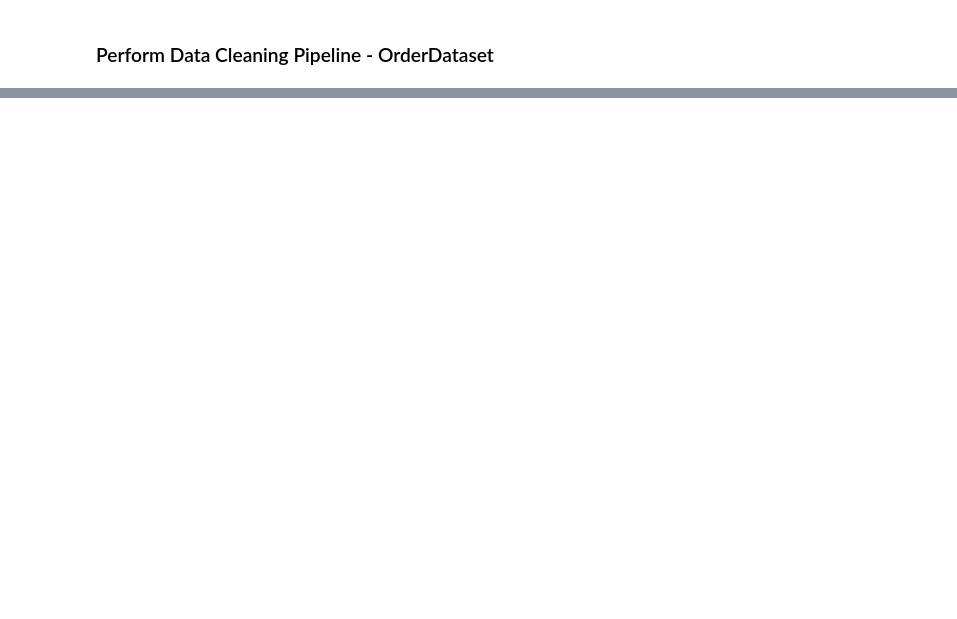
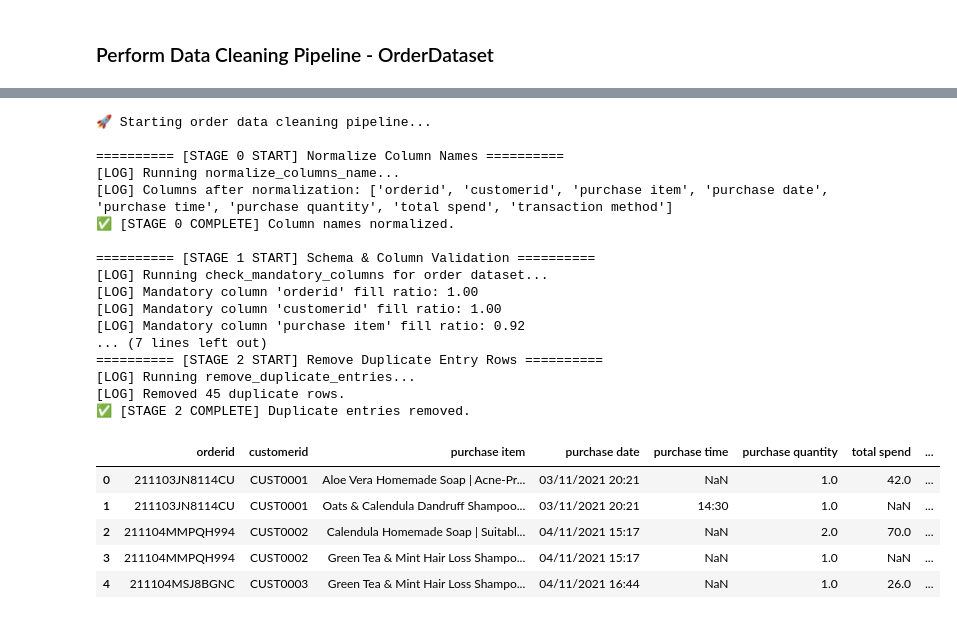
Before and after one commit to celinezyyy/Segma_FYP, a Jupyter notebook: server/python/dataCleaning/customerCleaning.ipynb, the cells around one changed output, grey strips where cells are left out. Drawn from its saved outputs; the diff is of its cells as text; code cells hidden in the pictures; blank space fills up the shorter version.

Commit message:
(DONE) - Change Generic Fucntion

```diff
--- a/server/python/dataCleaning/customerCleaning.ipynb
+++ b/server/python/dataCleaning/customerCleaning.ipynb
@@ -738,0 +757,66 @@ order_df.head()
+# %%
+
+# ============================================= (ORDER DATASET) DATASET CLEANING PIPELINE =============================================
+def clean_order_dataset(df, original_order_dataset_name):
+    print("🚀 Starting order data cleaning pipeline...\n")
+
+    # =======================================================
+    # STAGE 0: NORMALIZE COLUMN NAMES (FROM GENERIC FUNCTION)
+    # =======================================================
+    print("========== [STAGE 0 START] Normalize Column Names ==========")
+    df = normalize_columns_name(df)
+    print("✅ [STAGE 0 COMPLETE] Column names normalized.\n")
+
+    # =============================================
+    # STAGE 1: SCHEMA & COLUMN VALIDATION
+    # =============================================
+    print("========== [STAGE 1 START] Schema & Column Validation ==========")
+    order_mandatory = ["orderid", "customerid", "purchase item", "purchase date", "purchase time", "purchase quantity", "total spend", "transaction method"]
+    df, message = check_mandatory_columns(df, dataset_type="order", mandatory_columns=order_mandatory)
+    print("✅ [STAGE 1 COMPLETE] Schema validation done.\n")
+
+    # ============================================================
+    # STAGE 2: REMOVE DUPLICATE ENTRY ROWS (FROM GENERIC FUNCTION)
+    # ============================================================
+    print("========== [STAGE 2 START] Remove Duplicate Entry Rows ==========")
+    df = remove_duplicate_entries(df)
+    print("✅ [STAGE 2 COMPLETE] Duplicate entries removed.\n")
+
+    # =============================================
+    # STAGE 3: DEDUPLICATION
+    # =============================================
+
+    return df, message
+# %%
+# Keep a copy for comparison
+original_order_df = order_df.copy()
+
+# >>>>>>>>>>>>>>>>>>>> (ORDER DATASET) IMPLEMENT CLEANING PIPELINE >>>>>>>>>>>>>>>>>>>
+cleaned_order_df, cleaned_file_name = clean_order_dataset(order_df, original_order_dataset_name)
+
+# AFTER CLEANING : CLEANED VERSION TO BE STORED BACK TO DATABASE
+cleaned_order_df.head()
+# %% [output]
+🚀 Starting order data cleaning pipeline...
+
+========== [STAGE 0 START] Normalize Column Names ==========
+[LOG] Running normalize_columns_name...
+[LOG] Columns after normalization: ['orderid', 'customerid', 'purchase item', 'purchase date', 'purchase time', 'purchase quantity', 'total spend', 'transaction method']
+✅ [STAGE 0 COMPLETE] Column names normalized.
+
+========== [STAGE 1 START] Schema & Column Validation ==========
+[LOG] Running check_mandatory_columns for order dataset...
+[LOG] Mandatory column 'orderid' fill ratio: 1.00
+[LOG] Mandatory column 'customerid' fill ratio: 1.00
+[LOG] Mandatory column 'purchase item' fill ratio: 0.92
+... (7 lines left out)
+========== [STAGE 2 START] Remove Duplicate Entry Rows ==========
+[LOG] Running remove_duplicate_entries...
+[LOG] Removed 45 duplicate rows.
+✅ [STAGE 2 COMPLETE] Duplicate entries removed.
+|  | orderid | customerid | purchase item | purchase date | purchase time | purchase quantity | total spend | ... |
+| 0 | 211103JN8114CU | CUST0001 | Aloe Vera Homemade Soap | Acne-Pr... | 03/11/2021 20:21 | NaN | 1.0 | 42.0 | ... |
+| 1 | 211103JN8114CU | CUST0001 | Oats & Calendula Dandruff Shampoo... | 03/11/2021 20:21 | 14:30 | 1.0 | NaN | ... |
+| 2 | 211104MMPQH994 | CUST0002 | Calendula Homemade Soap | Suitabl... | 04/11/2021 15:17 | NaN | 2.0 | 70.0 | ... |
+| 3 | 211104MMPQH994 | CUST0002 | Green Tea & Mint Hair Loss Shampo... | 04/11/2021 15:17 | NaN | 1.0 | NaN | ... |
+| 4 | 211104MSJ8BGNC | CUST0003 | Green Tea & Mint Hair Loss Shampo... | 04/11/2021 16:44 | NaN | 1.0 | 26.0 | ... |
```
Also changed, not shown: parts of 7 cells of this notebook.
